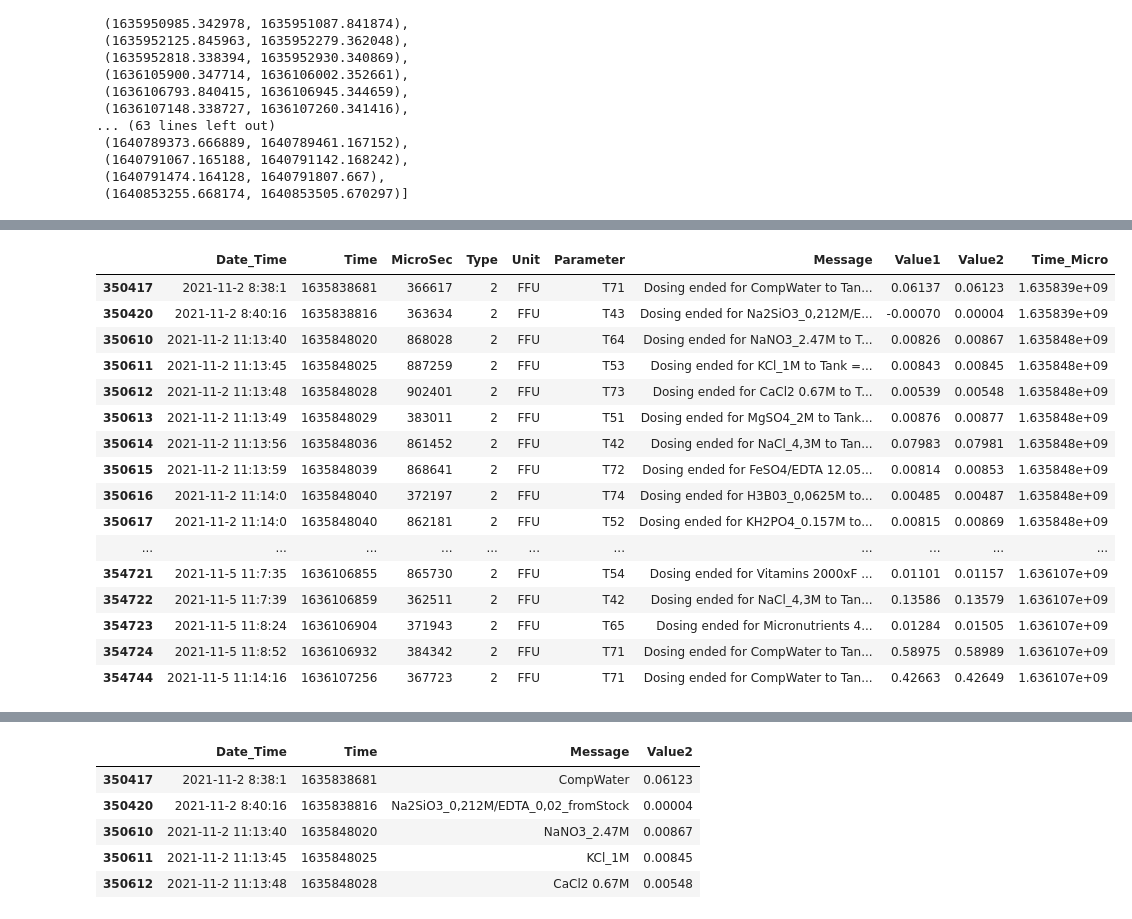
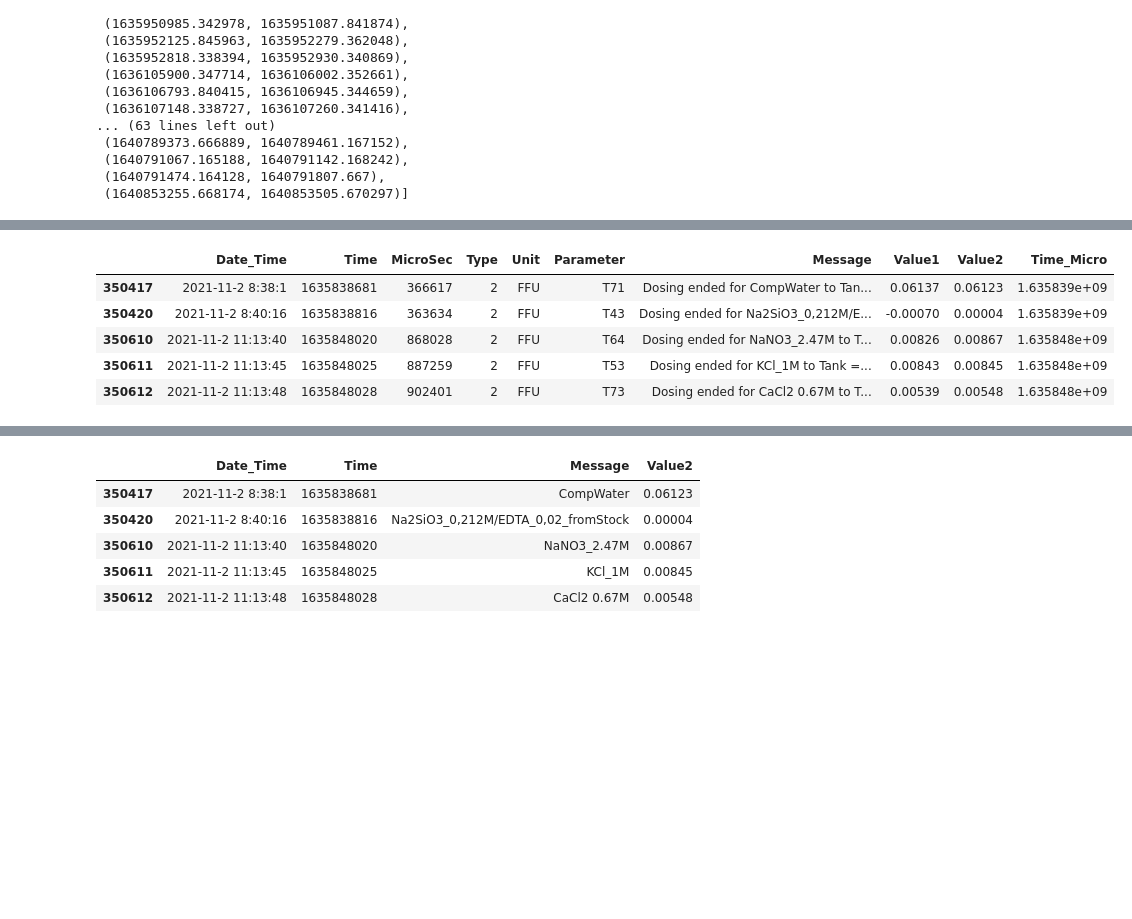
Before and after one commit to janakishyama/ESR_10, a Jupyter notebook: WP1/data_cleaning_DBexport/_4_feed_Nutrient/3_feedData_Dosing.ipynb, the cells around one changed output, grey strips where cells are left out. Cells and saved outputs as stored; diff of their text form; code cells hidden in the pictures; blank space fills up the shorter version.

```diff
--- a/WP1/data_cleaning_DBexport/_4_feed_Nutrient/3_feedData_Dosing.ipynb
+++ b/WP1/data_cleaning_DBexport/_4_feed_Nutrient/3_feedData_Dosing.ipynb
@@ -240,26 +214,17 @@ recipe_tmp3.head(60)
 # %%
 recipe_tmp2 = appended_feed_data[appended_feed_data['Parameter'].str.startswith('T')]
 recipe_tmp3 = recipe_tmp2[recipe_tmp2['Message'].str.contains('ended')]
+exclude = ['low level', 'NaOH']
+recipe_tmp3 = recipe_tmp3[~recipe_tmp3.Message.str.contains('|'.join(exclude))]
 # %%
-recipe_tmp3.head(60)
+recipe_tmp3.head()
 # %% [output]
 |  | Date_Time | Time | MicroSec | Type | Unit | Parameter | Message | Value1 | Value2 | Time_Micro |
 | 350417 | 2021-11-2 8:38:1 | 1635838681 | 366617 | 2 | FFU | T71 | Dosing ended for CompWater to Tan... | 0.06137 | 0.06123 | 1.635839e+09 |
 | 350420 | 2021-11-2 8:40:16 | 1635838816 | 363634 | 2 | FFU | T43 | Dosing ended for Na2SiO3_0,212M/E... | -0.00070 | 0.00004 | 1.635839e+09 |
 | 350610 | 2021-11-2 11:13:40 | 1635848020 | 868028 | 2 | FFU | T64 | Dosing ended for NaNO3_2.47M to T... | 0.00826 | 0.00867 | 1.635848e+09 |
 | 350611 | 2021-11-2 11:13:45 | 1635848025 | 887259 | 2 | FFU | T53 | Dosing ended for KCl_1M to Tank =... | 0.00843 | 0.00845 | 1.635848e+09 |
 | 350612 | 2021-11-2 11:13:48 | 1635848028 | 902401 | 2 | FFU | T73 | Dosing ended for CaCl2 0.67M to T... | 0.00539 | 0.00548 | 1.635848e+09 |
-| 350613 | 2021-11-2 11:13:49 | 1635848029 | 383011 | 2 | FFU | T51 | Dosing ended for MgSO4_2M to Tank... | 0.00876 | 0.00877 | 1.635848e+09 |
-| 350614 | 2021-11-2 11:13:56 | 1635848036 | 861452 | 2 | FFU | T42 | Dosing ended for NaCl_4,3M to Tan... | 0.07983 | 0.07981 | 1.635848e+09 |
-| 350615 | 2021-11-2 11:13:59 | 1635848039 | 868641 | 2 | FFU | T72 | Dosing ended for FeSO4/EDTA 12.05... | 0.00814 | 0.00853 | 1.635848e+09 |
-| 350616 | 2021-11-2 11:14:0 | 1635848040 | 372197 | 2 | FFU | T74 | Dosing ended for H3B03_0,0625M to... | 0.00485 | 0.00487 | 1.635848e+09 |
-| 350617 | 2021-11-2 11:14:0 | 1635848040 | 862181 | 2 | FFU | T52 | Dosing ended for KH2PO4_0.157M to... | 0.00815 | 0.00869 | 1.635848e+09 |
-| ... | ... | ... | ... | ... | ... | ... | ... | ... | ... | ... |
-| 354721 | 2021-11-5 11:7:35 | 1636106855 | 865730 | 2 | FFU | T54 | Dosing ended for Vitamins 2000xF ... | 0.01101 | 0.01157 | 1.636107e+09 |
-| 354722 | 2021-11-5 11:7:39 | 1636106859 | 362511 | 2 | FFU | T42 | Dosing ended for NaCl_4,3M to Tan... | 0.13586 | 0.13579 | 1.636107e+09 |
-| 354723 | 2021-11-5 11:8:24 | 1636106904 | 371943 | 2 | FFU | T65 | Dosing ended for Micronutrients 4... | 0.01284 | 0.01505 | 1.636107e+09 |
-| 354724 | 2021-11-5 11:8:52 | 1636106932 | 384342 | 2 | FFU | T71 | Dosing ended for CompWater to Tan... | 0.58975 | 0.58989 | 1.636107e+09 |
-| 354744 | 2021-11-5 11:14:16 | 1636107256 | 367723 | 2 | FFU | T71 | Dosing ended for CompWater to Tan... | 0.42663 | 0.42649 | 1.636107e+09 |
 # %%
 recipe_tmp3['Message'] = recipe_tmp3['Message'].str.replace(r'<.*?>.*?</.*?>', '', regex=True)
 # %%
```
Also changed, not shown: parts of 16 cells of this notebook.
